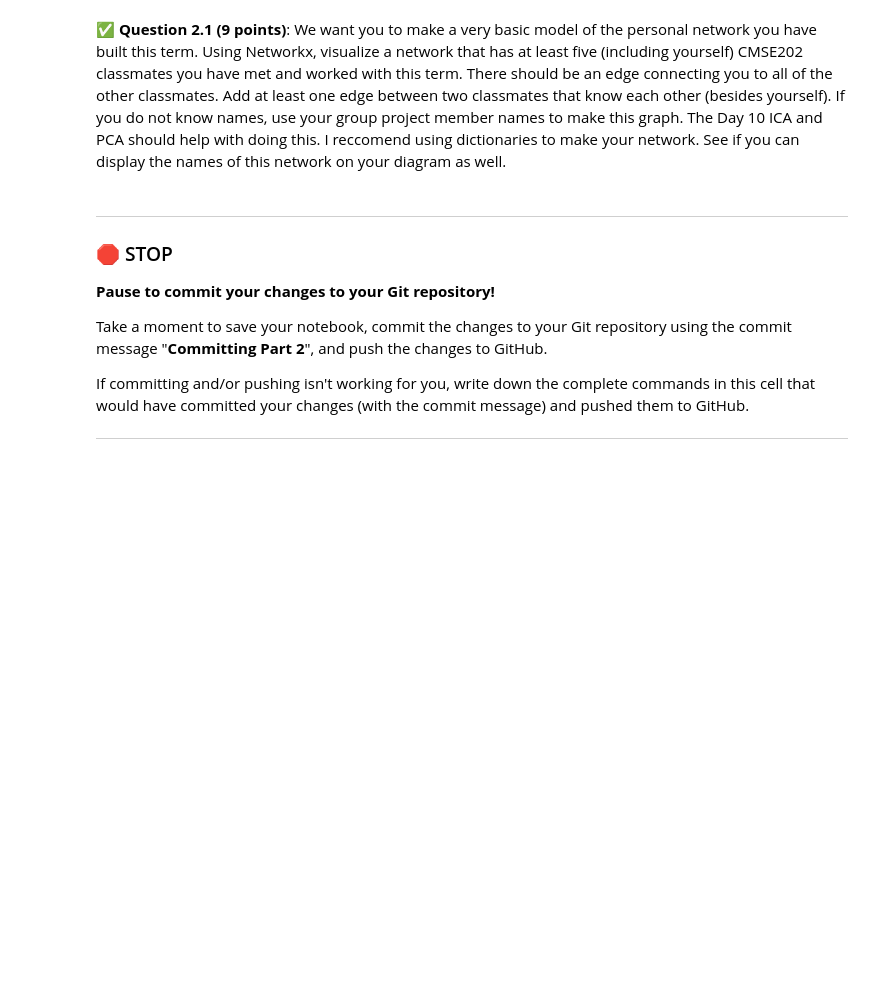
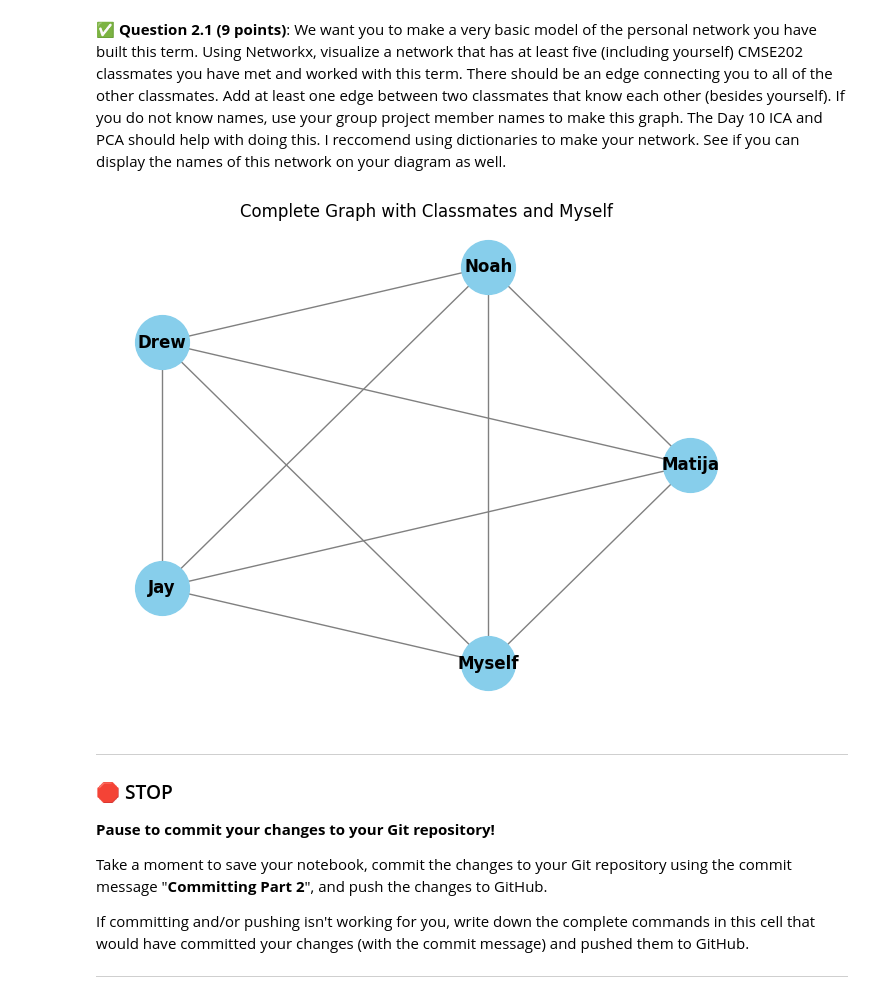
Before and after one commit to JakeRoll04/CMSE202-f25-turnin, a Jupyter notebook: final/CMSE202-Final-SS25-Section001-Jake Roll.ipynb, the cells around one changed output. Drawn from its saved outputs; the diff is of its cells as text; code cells hidden in the pictures; blank space fills up the shorter version.

```diff
--- a/final/CMSE202-Final-SS25-Section001-Jake Roll.ipynb
+++ b/final/CMSE202-Final-SS25-Section001-Jake Roll.ipynb
@@ -55,3 +53,26 @@ git clone https://github.com/JakeRoll04/cmse202-f25-turnin.git
+# %%
+### Put your code for Question 2.1 here
+import numpy as np
+import networkx as nx
+import matplotlib.pyplot as plt
+
+classmates = ['Matija', 'Noah', 'Drew', 'Jay', 'Myself']
+
+# Create a complete graph using the node list.
+G = nx.complete_graph(classmates)
+
+# Choose a layout for positioning the nodes.
+pos = nx.circular_layout(G)
+
+# Draw the graph with node labels turned on and some custom styling.
+nx.draw(G, pos, with_labels=True, node_color='skyblue', edge_color='gray',
+        node_size=1500, font_size=12, font_color='black', font_weight='bold')
+
+# Add a title to the plot.
+plt.title("Complete Graph with Classmates and Myself")
+plt.show()
+# %% [output]
+[figure, added]
 # %% [markdown]
 ---
 ### &#128721; STOP
```
Also changed, not shown: parts of 1 cell of this notebook.
